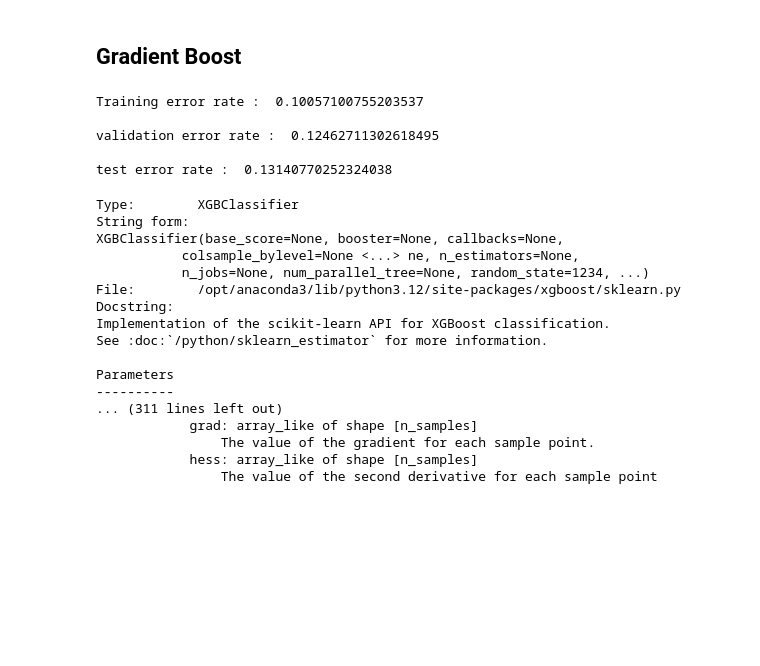
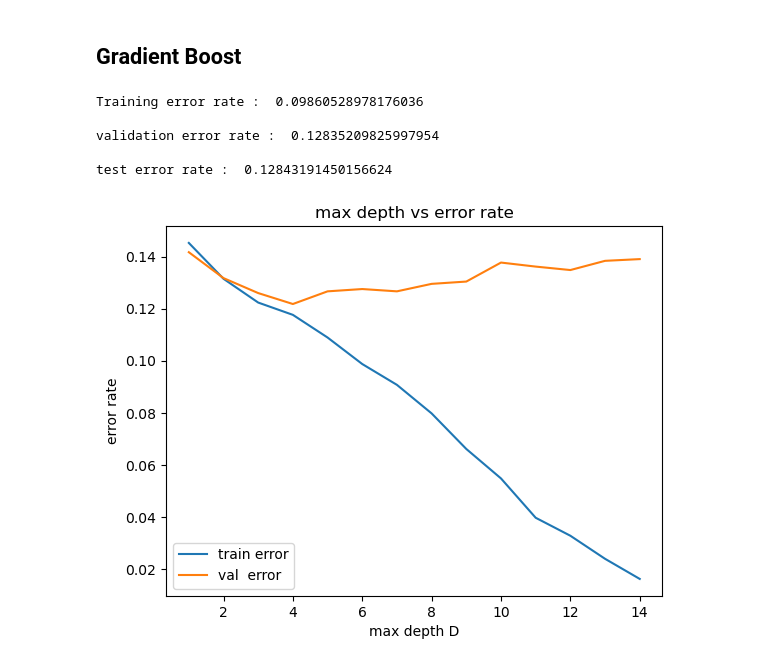
Before and after one commit to nedamhs/income-classification, a Jupyter notebook: income-prediction.ipynb, the cells around one changed output. Saved outputs shown, nothing was run; the diff lists cells and outputs as text; code cells hidden in the pictures; blank space fills up the shorter version.

```diff
--- a/income-prediction.ipynb
+++ b/income-prediction.ipynb
@@ -511,7 +500,7 @@ warnings.filterwarnings('ignore')
 param_grid = {
     'n_estimators': [100, 200],
     'max_depth': [5, 10, 15, None],
-    'max_features': ['sqrt', 'log2', 0.5],
+    'max_features': ['sqrt', 'log2',0.25, 0.5, 0.75],
     'min_samples_split': [2, 5, 10],
     'min_samples_leaf': [1, 2, 5],
 }
@@ -552,7 +542,7 @@ Best score: 0.8603058300948332
 #learner = RandomForestClassifier(random_state=seed, max_depth= 14, min_samples_leaf=12, min_samples_split = 6, n_estimators = 200, max_features=0.75)
 
 # learner with random grid search result
-learner = RandomForestClassifier(random_state=seed, max_depth= 15, min_samples_leaf=1, min_samples_split = 5, n_estimators = 100 ,max_features=0.5)
+#learner = RandomForestClassifier(random_state=seed, max_depth= 15, min_samples_leaf=1, min_samples_split = 5, n_estimators = 100 ,max_features=0.5)
 
 learner = RandomForestClassifier(random_state=seed, max_depth= 15, n_estimators = 200 ,max_features=0.5)
 learner.fit(X_train, y_train)
@@ -584,13 +574,12 @@ test error rate :  0.13811420982735723
 # https://medium.com/@24littledino/xgboost-classification-in-python-f29cc2c50a9b
 import xgboost as xgb
 
-# Initialize the XGBoost model (this is the sklearn-compatible API)
 model = xgb.XGBClassifier(
-    objective='binary:logistic',  # For binary classification
-    eval_metric='logloss',        # Evaluation metric
-    use_label_encoder=False,      # Avoid label encoder warning
-    random_state=seed               # For reproducibility
-)
+    #max_depthj =5,
+    #objective='binary:logistic',  # For binary classification
+    #eval_metric='logloss',        # Evaluation metric
+    #use_label_encoder=False,      # Avoid label encoder warning
+    random_state=seed)
 
 # Fit the model to the training data
 model.fit(X_train, y_train)
@@ -607,8 +596,8 @@ print(f"\nvalidation error rate : ", val_err)
 test_err = (y_test!= model.predict(X_test)).mean()
 print(f"\ntest error rate : ", test_err)
 # %% [output]
-Training error rate :  0.10057100755203537
+Training error rate :  0.09860528978176036
 
-validation error rate :  0.12462711302618495
+validation error rate :  0.12835209825997954
 
-test error rate :  0.13140770252324038
+test error rate :  0.12843191450156624
@@ -615,20 +607,32 @@ test error rate :  0.13140770252324038
 # %%
-model?
+#model?
-# %% [output]
-Type:        XGBClassifier
-String form:
-XGBClassifier(base_score=None, booster=None, callbacks=None,
-           colsample_bylevel=None <...> ne, n_estimators=None,
-           n_jobs=None, num_parallel_tree=None, random_state=1234, ...)
-File:        /opt/anaconda3/lib/python3.12/site-packages/xgboost/sklearn.py
-Docstring:
-Implementation of the scikit-learn API for XGBoost classification.
-See :doc:`/python/sklearn_estimator` for more information.
-
-Parameters
-----------
-... (311 lines left out)
-            grad: array_like of shape [n_samples]
-                The value of the gradient for each sample point.
-            hess: array_like of shape [n_samples]
-                The value of the second derivative for each sample point
+# %%
+train_err_d = []
+val_err_d = []
+
+depth = list(range(1, 15))
+
+for d in depth:
+    learner = xgb.XGBClassifier(max_depth = d,
+                      random_state=seed)
+
+    learner.fit(X_train,y_train);
+
+    # Compute the training  error rates
+    train_err = (y_train!= learner.predict(X_train)).mean()
+    train_err_d.append(train_err)
+
+    # Compute the validation error rates
+    val_err = (y_val!= learner.predict(X_val)).mean()
+    val_err_d.append(val_err)
+
+# Plot the resulting performance as a function of depth d
+plt.plot(depth , train_err_d,  label = 'train error');
+plt.plot(depth , val_err_d,    label = 'val  error');
+
+plt.title("max depth vs error rate");
+plt.xlabel("max depth D");
+plt.ylabel("error rate");
+plt.legend();
+# %% [output]
+[figure, added]
```
Also changed, not shown: parts of 33 cells of this notebook.
